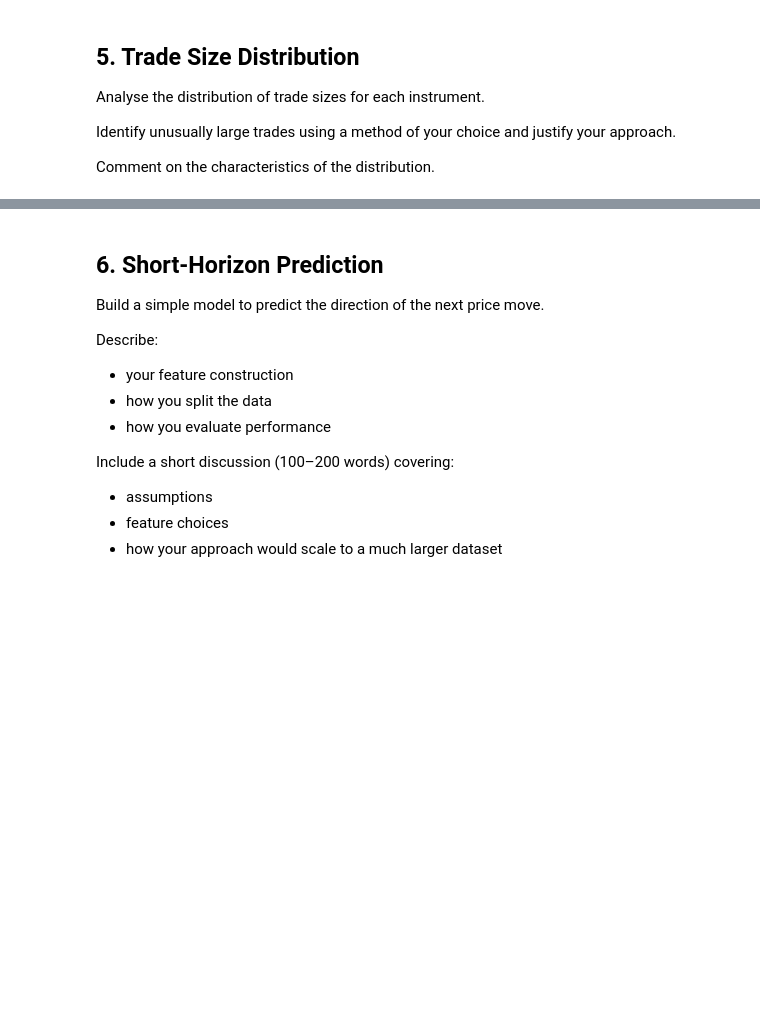
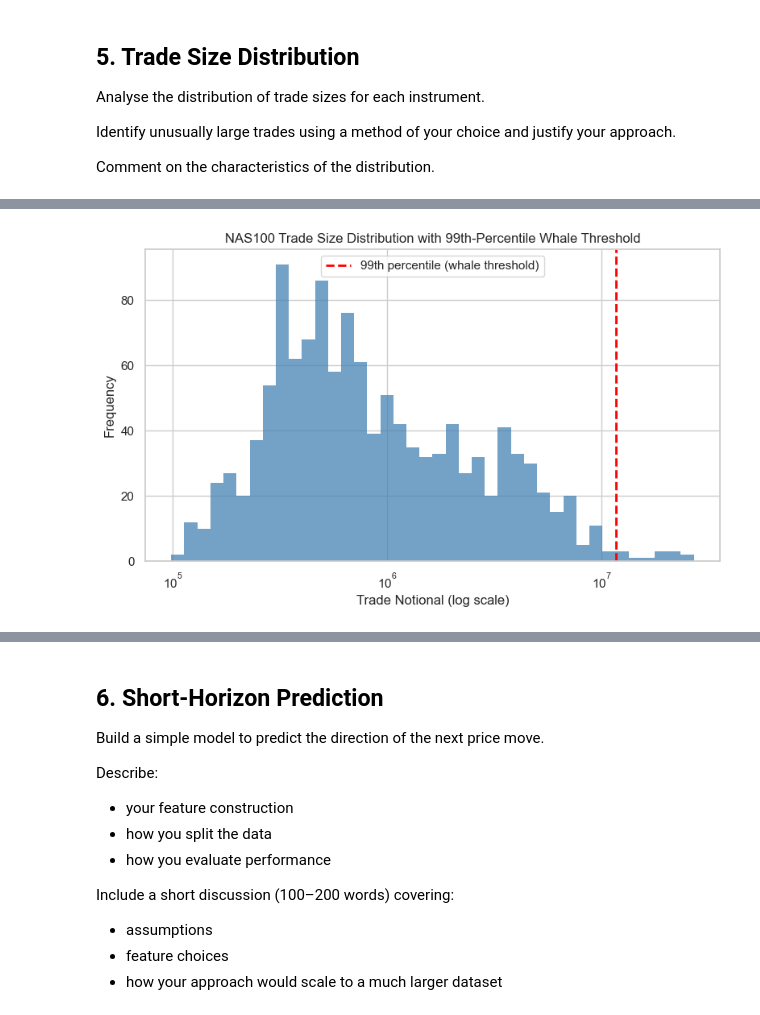
Before and after one commit to Anaswar-ash/Test, a Jupyter notebook: liquidity_and_e-trading_analyst_test_a.ipynb, the cells around one changed output, grey strips where cells are left out. Cells and saved outputs as stored; diff of their text form; code cells hidden in the pictures; blank space fills up the shorter version.

```diff
--- a/liquidity_and_e-trading_analyst_test_a.ipynb
+++ b/liquidity_and_e-trading_analyst_test_a.ipynb
@@ -2883,0 +2990,40 @@ Comment on the characteristics of the distribution.
+# %%
+# 5.3 STATIC TRADE-SIZE HISTOGRAM WITH WHALE THRESHOLD (NAS100)
+
+
+# Ensure we are working from the same df_trades used in 5.2
+nas = df_trades[df_trades['sym'] == 'NAS100'].copy()
+if nas.empty:
+    raise ValueError("No NAS100 trades found in df_trades.")
+
+# Ensure we have the 99th-percentile threshold column
+if 'p99_thresh' not in nas.columns:
+    # Recompute instrument-specific 99th percentile if needed
+    p99 = nas['notional'].quantile(0.99)
+else:
+    # All rows for NAS100 share the same p99_thresh by construction
+    p99 = nas['p99_thresh'].iloc[0]
+
+plt.figure(figsize=(8, 5))
+sns.histplot(
+    nas['notional'],
+    bins=40,
+    log_scale=True,
+    color='steelblue',
+    edgecolor='none'
+)
+plt.axvline(
+    p99,
+    color='red',
+    linestyle='--',
+    linewidth=2,
+    label='99th percentile (whale threshold)'
+)
+plt.title("NAS100 Trade Size Distribution with 99th-Percentile Whale Threshold")
+plt.xlabel("Trade Notional (log scale)")
+plt.ylabel("Frequency")
+plt.legend()
+plt.tight_layout()
+plt.show()
+# %% [output]
+[figure, added]
```
Also changed, not shown: parts of 5 cells of this notebook, 3 other files.
